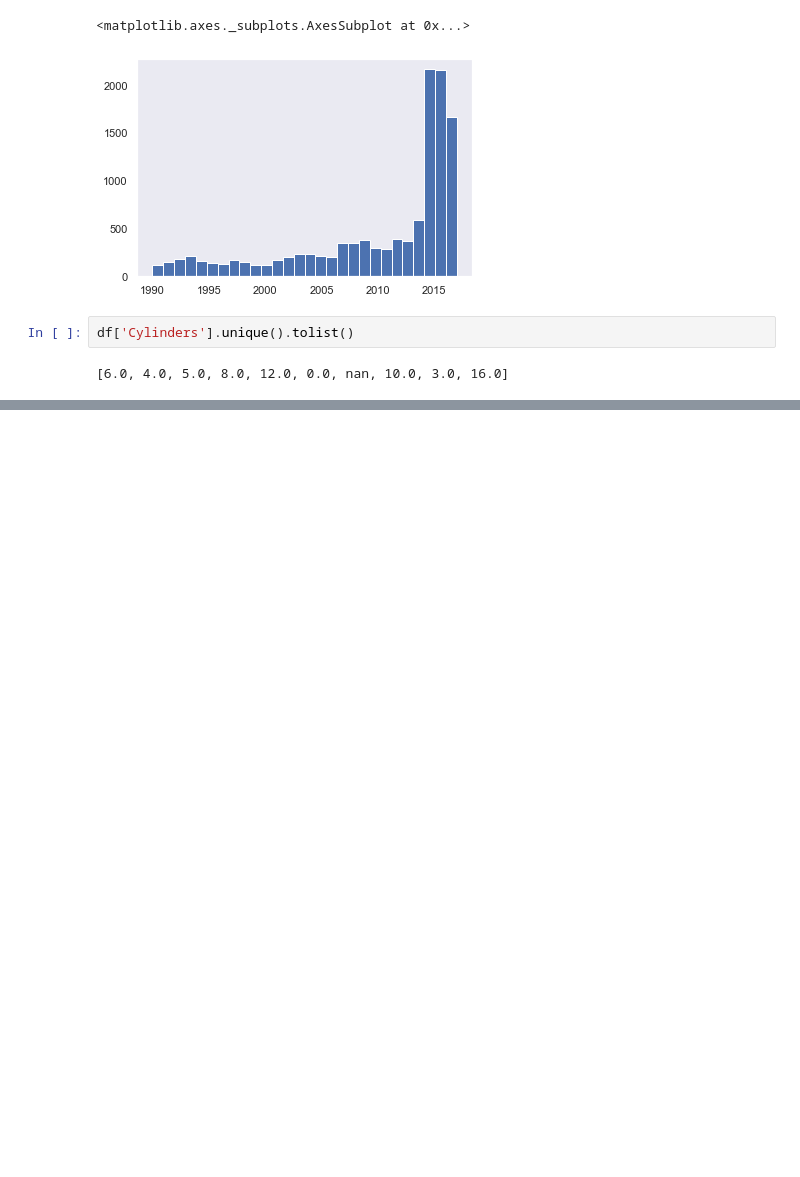
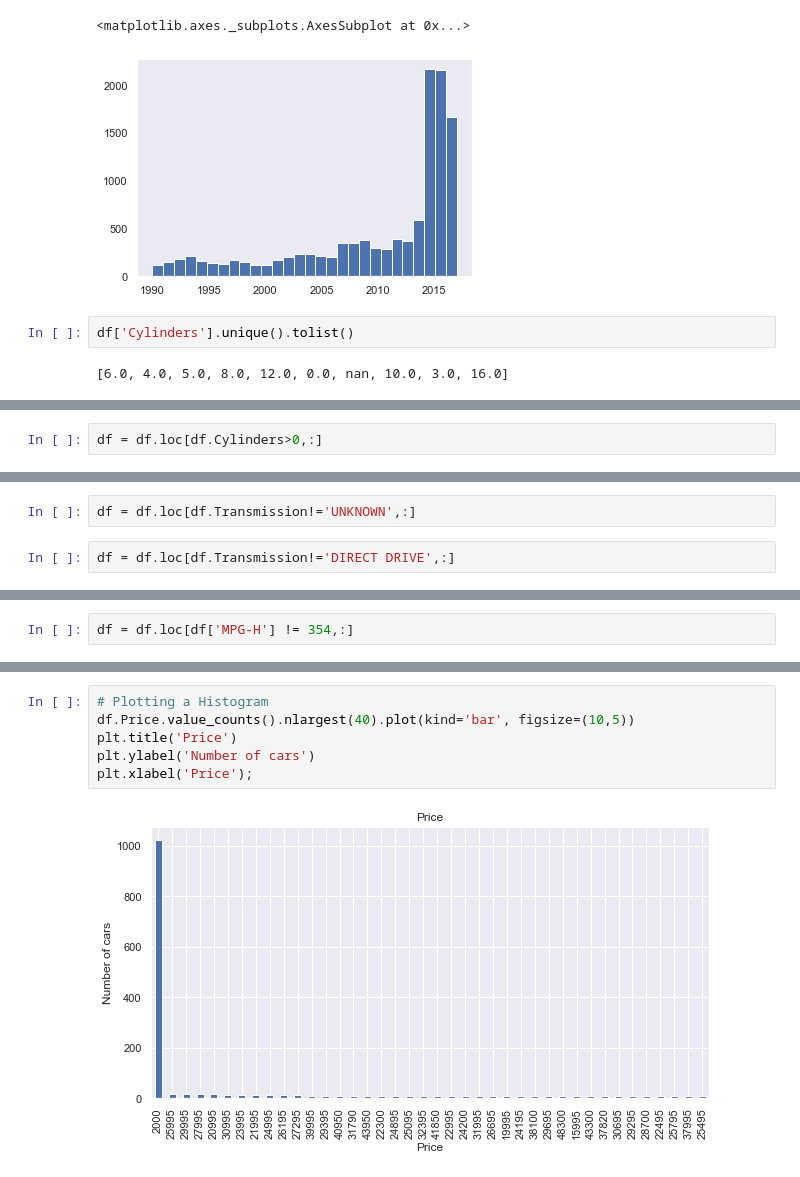
Before and after one commit to iAmNawa/exploratory-data-analysis, a Jupyter notebook: car-price-prediction/data cleaning.ipynb, the cells around one changed output, grey strips where cells are left out. Saved outputs shown, nothing was run; the diff lists cells and outputs as text; blank space fills up the shorter version.

```diff
--- a/car-price-prediction/data cleaning.ipynb
+++ b/car-price-prediction/data cleaning.ipynb
@@ -87,0 +115,2 @@ df['Cylinders'].unique().tolist()
+# %%
+df = df.loc[df.Cylinders>0,:]
@@ -87,0 +231,4 @@ df['Cylinders'].unique().tolist()
+# %%
+df = df.loc[df.Transmission!='UNKNOWN',:]
+# %%
+df = df.loc[df.Transmission!='DIRECT DRIVE',:]
@@ -87,0 +264,2 @@ df['Cylinders'].unique().tolist()
+# %%
+df = df.loc[df['MPG-H'] != 354,:]
@@ -87,0 +306,8 @@ df['Cylinders'].unique().tolist()
+# %%
+# Plotting a Histogram
+df.Price.value_counts().nlargest(40).plot(kind='bar', figsize=(10,5))
+plt.title('Price')
+plt.ylabel('Number of cars')
+plt.xlabel('Price');
+# %% [output]
+[figure, added]
```
Also changed, not shown: parts of 32 cells of this notebook.
